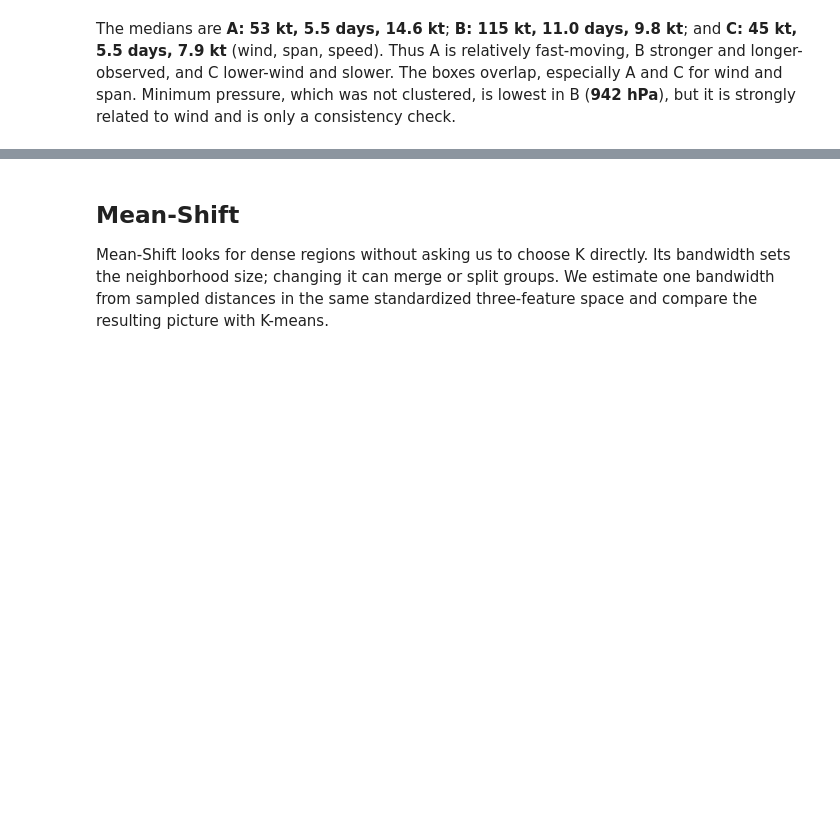
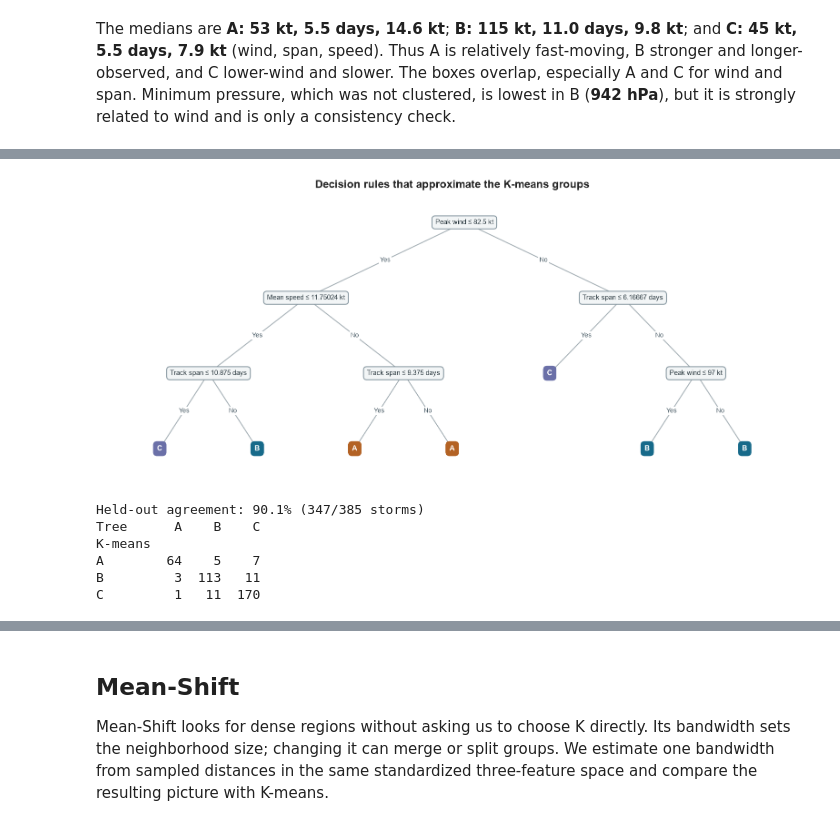
Before and after one commit to enxhi2222/tropical-cyclone-analysis, a Jupyter notebook: data_clustering.ipynb, the cells around one changed output, grey strips where cells are left out. Saved outputs shown, nothing was run; the diff lists cells and outputs as text; code cells hidden in the pictures; blank space fills up the shorter version.

Commit message:
feat: add decision tree for explainability

```diff
--- a/data_clustering.ipynb
+++ b/data_clustering.ipynb
@@ -162,0 +169,70 @@ The medians are **A: 53 kt, 5.5 days, 14.6 kt**; **B: 115 kt, 11.0 days, 9.8 kt*
+# %%
+from sklearn.model_selection import train_test_split
+from sklearn.tree import DecisionTreeClassifier
+from sklearn.metrics import accuracy_score
+
+X_tree = complete[FEATURES]
+y_tree = complete["cluster"].astype(str)
+X_train, X_test, y_train, y_test = train_test_split(X_tree, y_tree, test_size=.25, stratify=y_tree, random_state=42)
+tree = DecisionTreeClassifier(max_depth=3, min_samples_leaf=30, random_state=42)
+tree.fit(X_train, y_train)
+y_pred = tree.predict(X_test)
+
+nodes = tree.tree_
+positions = {}
+leaf_number = [0]
+
+def place_node(node, depth):
+    left = nodes.children_left[node]
+    if left == -1:
+        x = leaf_number[0]
+        leaf_number[0] += 1
+    else:
+        left_x = place_node(left, depth + 1)
+        right_x = place_node(nodes.children_right[node], depth + 1)
+        x = (left_x + right_x) / 2
+    positions[node] = (x, 3 - depth)
+    return x
+
+place_node(0, 0)
+short_features = [("Peak wind", "kt"), ("Track span", "days"), ("Mean speed", "kt")]
+fig, ax = plt.subplots(figsize=(13.5, 5.8), constrained_layout=True)
+for node in range(nodes.node_count):
+    left = nodes.children_left[node]
+    if left != -1:
+        x, y = positions[node]
+        for child, branch in [(left, "Yes"), (nodes.children_right[node], "No")]:
+            child_x, child_y = positions[child]
+            ax.plot([x, child_x], [y, child_y], color="#A2ADB3", linewidth=1.25, zorder=1)
+            ax.text((x + child_x) / 2, (y + child_y) / 2, branch, ha="center", va="center", fontsize=9, color="#41545F", bbox={"facecolor": "white", "edgecolor": "none", "pad": 1.5}, zorder=2)
+
+for node in range(nodes.node_count):
+    x, y = positions[node]
+    is_leaf = nodes.children_left[node] == -1
+    if is_leaf:
+        label = tree.classes_[nodes.value[node][0].argmax()]
+        face_color = cluster_colors[label]
+        edge_color = face_color
+        text_color = "white"
+    else:
+        feature, unit = short_features[nodes.feature[node]]
+        threshold = f"{nodes.threshold[node]:.5f}".rstrip("0").rstrip(".")
+        label = f"{feature} ≤ {threshold} {unit}"
+        face_color = "#F2F5F6"
+        edge_color = "#8A9AA3"
+        text_color = "#26343B"
+    ax.text(x, y, label, ha="center", va="center", fontsize=10 if is_leaf else 9.5, fontweight="bold" if is_leaf else "normal", color=text_color, bbox={"boxstyle": "round,pad=.48", "facecolor": face_color, "edgecolor": edge_color, "linewidth": 1.3}, zorder=3)
+
+ax.set(xlim=(-.6, leaf_number[0] - .4), ylim=(-.4, 3.4), title="Decision rules that approximate the K-means groups")
+ax.axis("off")
+plt.show()
+print(f"Held-out agreement: {accuracy_score(y_test, y_pred):.1%} ({(y_test == y_pred).sum()}/{len(y_test)} storms)")
+print(pd.crosstab(y_test.rename("K-means"), pd.Series(y_pred, index=y_test.index, name="Tree")).reindex(index=cluster_order, columns=cluster_order, fill_value=0).to_string())
+# %% [output]
+[figure, added]
+Held-out agreement: 90.1% (347/385 storms)
+Tree      A    B    C
+K-means
+A        64    5    7
+B         3  113   11
+C         1   11  170
```
Also changed, not shown: parts of 4 cells of this notebook.
